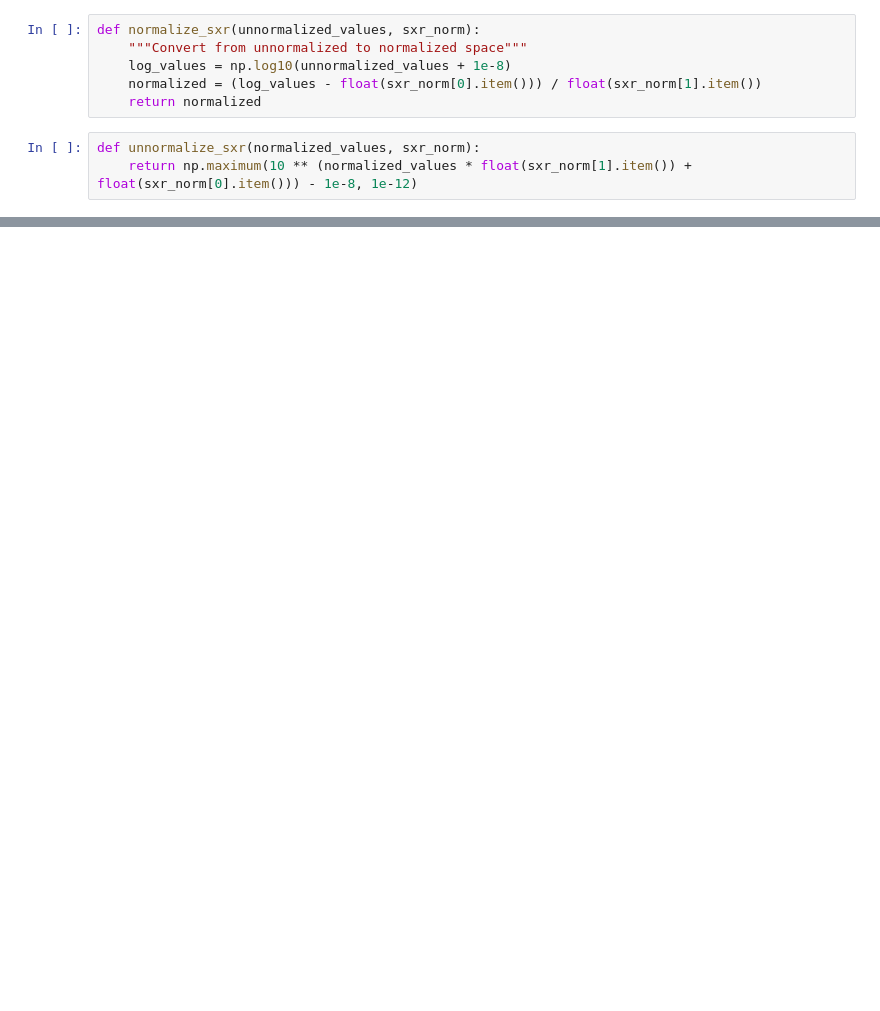
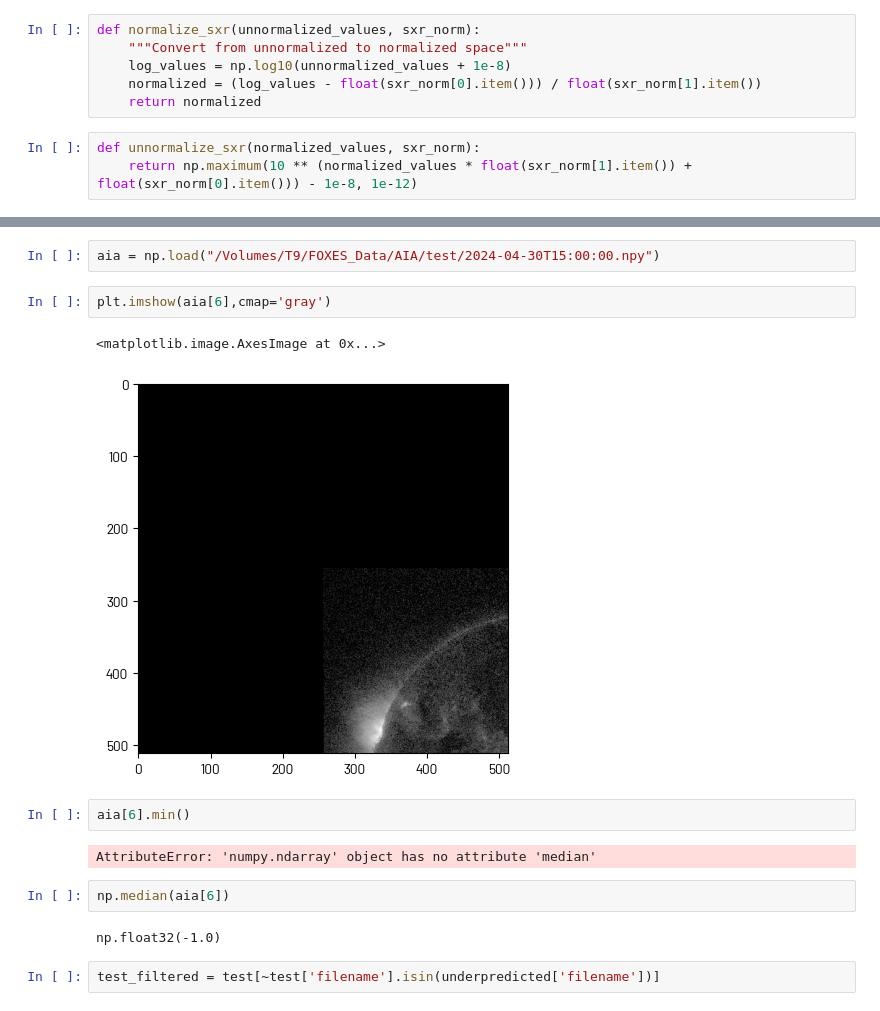
Before and after one commit to griffin-goodwin/FOXES, a Jupyter notebook: notebook_tests/Additional_Results_Analysis.ipynb, the cells around one changed output, grey strips where cells are left out. Drawn from its saved outputs; the diff is of its cells as text; blank space fills up the shorter version.

Commit message:
Update data processing workflows

```diff
--- a/notebook_tests/Additional_Results_Analysis.ipynb
+++ b/notebook_tests/Additional_Results_Analysis.ipynb
@@ -683,0 +690,17 @@ Generating test set plot...
+# %%
+aia = np.load("/Volumes/T9/FOXES_Data/AIA/test/2024-04-30T15:00:00.npy")
+# %%
+plt.imshow(aia[6],cmap='gray')
+# %% [output]
+<matplotlib.image.AxesImage at 0x...>
+[figure, added]
+# %%
+aia[6].min()
+# %% [output]
+AttributeError: 'numpy.ndarray' object has no attribute 'median'
+# %%
+np.median(aia[6])
+# %% [output]
+np.float32(-1.0)
+# %%
+test_filtered = test[~test['filename'].isin(underpredicted['filename'])]
```
Also changed, not shown: parts of 20 cells of this notebook, 6 other files.
